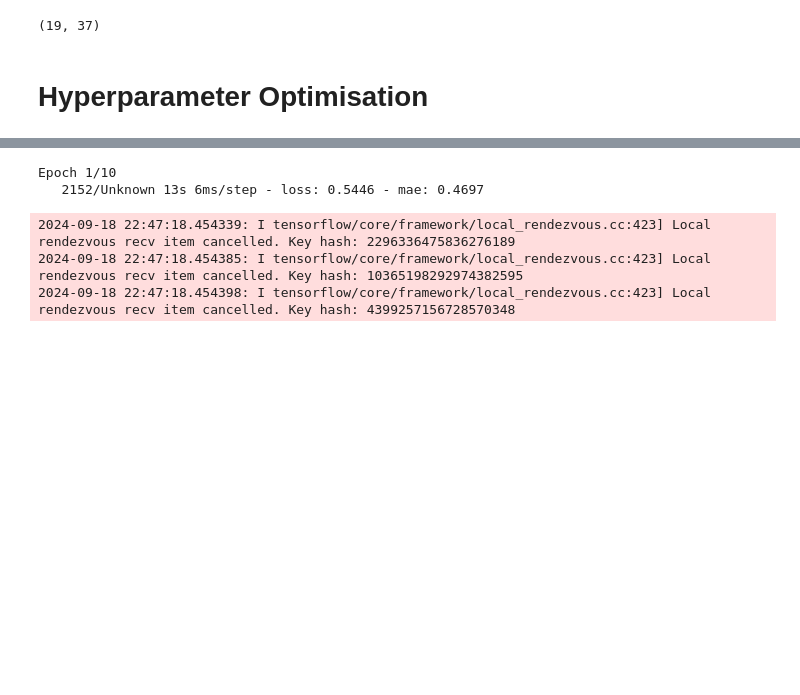
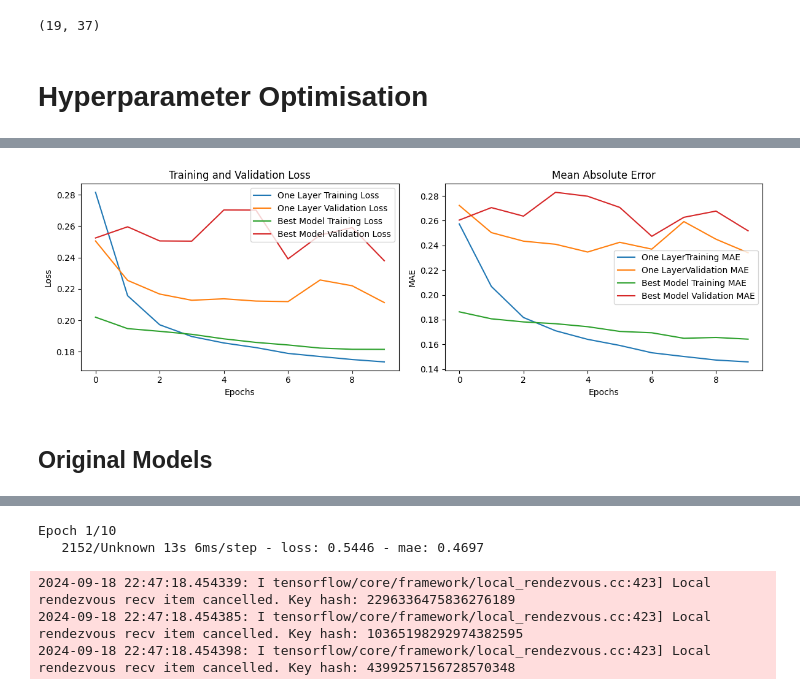
Before and after one commit to lozferatu/MSc-Project, a Jupyter notebook: final_code/windowed_model.ipynb, the cells around one changed output, grey strips where cells are left out. Saved outputs shown, nothing was run; the diff lists cells and outputs as text; code cells hidden in the pictures; blank space fills up the shorter version.

Commit message:
lstm tuner

```diff
--- a/final_code/windowed_model.ipynb
+++ b/final_code/windowed_model.ipynb
@@ -192,6 +187,9 @@ for feature, lable in train_dataset.take((1)):
 (19, 37)
 # %% [markdown]
 # Hyperparameter Optimisation
+# %%
+# Directory for model performance logs
+LOG_DIR = os.path.join("my_tuner_logs")
 # %%
 def build_model():
     '''
@@ -285,3 +337,9 @@ def build_bi_model():
 # %%
-#tuner = RandomSearch(build_model,
- #                        )
+# keras tuner to find optimum model
+tuner = RandomSearch(build_model_tuner,
+                     objective = "val_loss",
+                     max_trials = 5,
+                     executions_per_trial = 1,
+                     directory = LOG_DIR,
+                     project_name = "lstm_all_data"
+                     )
@@ -287,0 +409,3 @@ def build_bi_model():
+# %%
+# Rebuild the model and load weights from the best model
+best_model = tuner.get_best_models(num_models=1)[0]
@@ -287,0 +436,9 @@ def build_bi_model():
+# %%
+# Train the model using the already windowed dataset
+# Ensure the dataset is batched before training
+best_history = best_model.fit(
+    train_dataset,
+    epochs=epochs,
+    #steps_per_epoch=steps_per_epoch,
+    validation_data=val_dataset
+)
@@ -288,3 +481,9 @@ def build_bi_model():
+# %%
+compare_models(history, best_history, "One Layer", "Best Model")
+# %% [output]
+[figure, added]
+# %% [markdown]
+## Original Models
 # %%
 model, epochs, steps_per_epoch = build_model()
 # %% [output]
```
Also changed, not shown: parts of 17 cells of this notebook, 17 other files.
